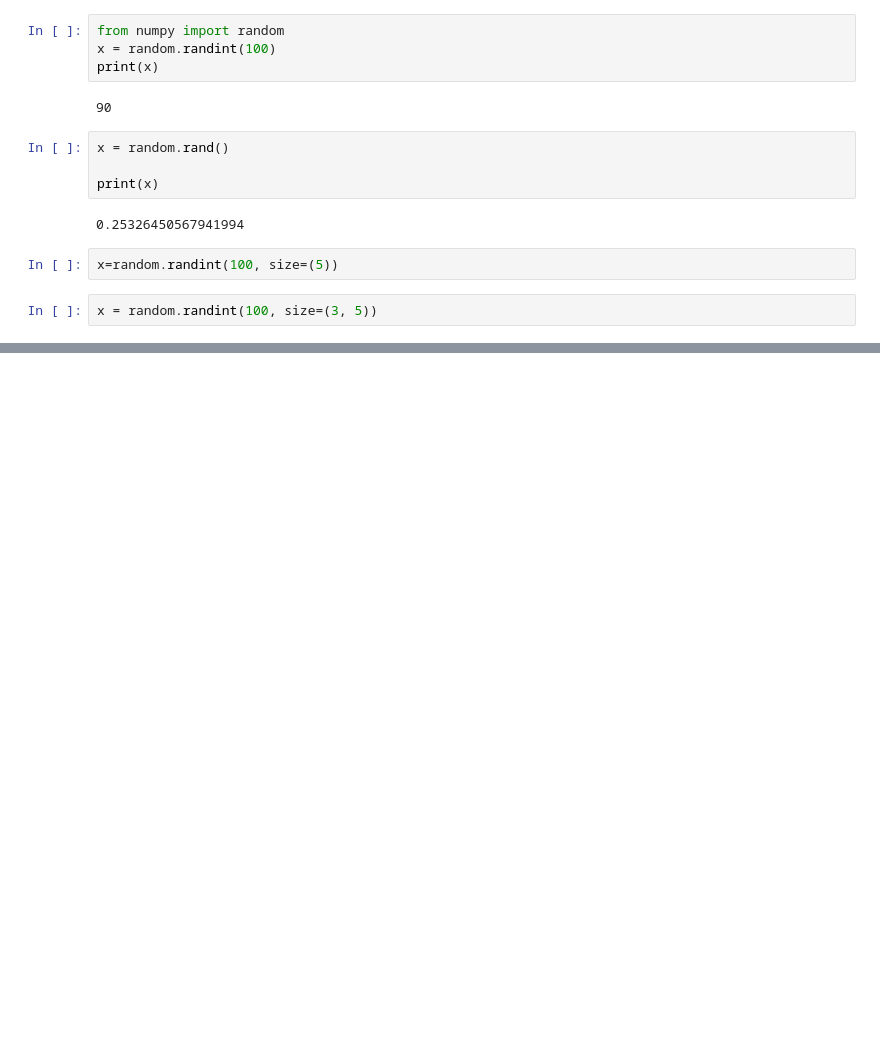
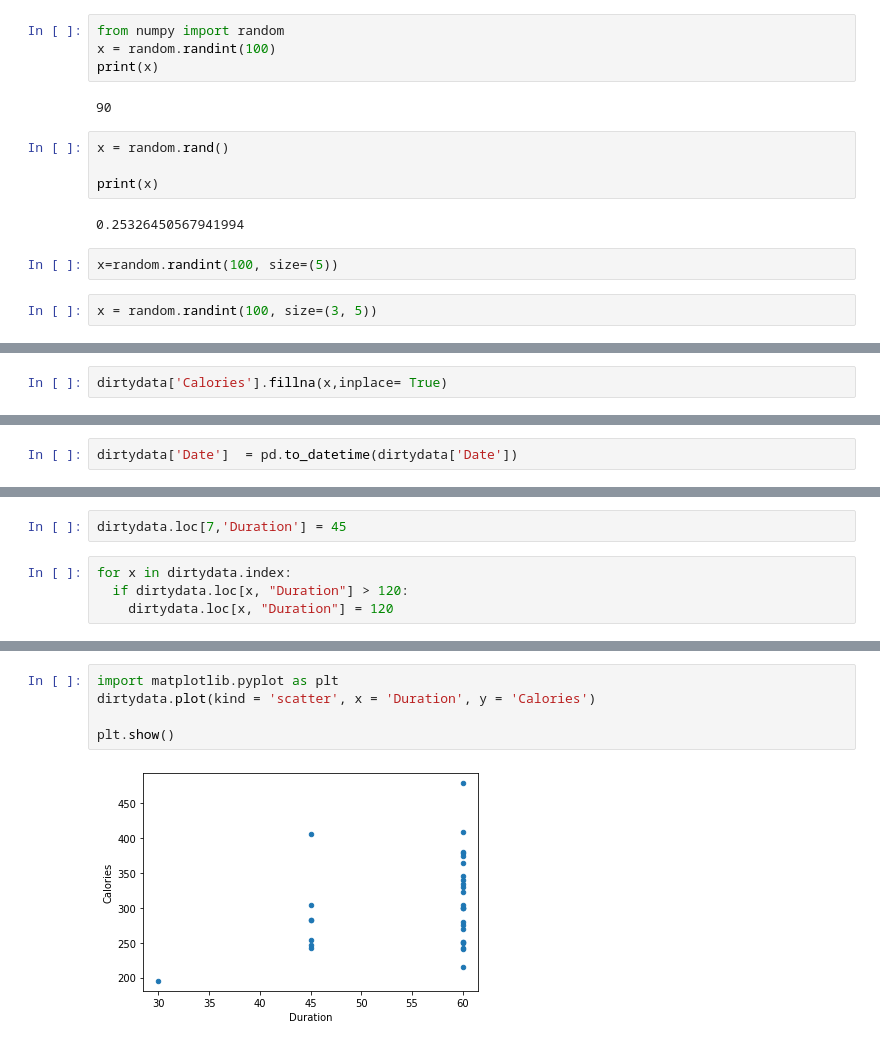
Before and after one commit to Chandayadav123/Chandayadav123, a Jupyter notebook: pratice.ipynb, the cells around one changed output, grey strips where cells are left out. Saved outputs shown, nothing was run; the diff lists cells and outputs as text; blank space fills up the shorter version.

```diff
--- a/pratice.ipynb
+++ b/pratice.ipynb
@@ -508,0 +573,2 @@ x = random.randint(100, size=(3, 5))
+# %%
+dirtydata['Calories'].fillna(x,inplace= True)
@@ -508,0 +595,2 @@ x = random.randint(100, size=(3, 5))
+# %%
+dirtydata['Date']  = pd.to_datetime(dirtydata['Date'])
@@ -508,0 +617,6 @@ x = random.randint(100, size=(3, 5))
+# %%
+dirtydata.loc[7,'Duration'] = 45
+# %%
+for x in dirtydata.index:
+  if dirtydata.loc[x, "Duration"] > 120:
+    dirtydata.loc[x, "Duration"] = 120
@@ -508,0 +691,7 @@ x = random.randint(100, size=(3, 5))
+# %%
+import matplotlib.pyplot as plt
+dirtydata.plot(kind = 'scatter', x = 'Duration', y = 'Calories')
+
+plt.show()
+# %% [output]
+[figure, added]
```
Also changed, not shown: parts of 17 cells of this notebook.
